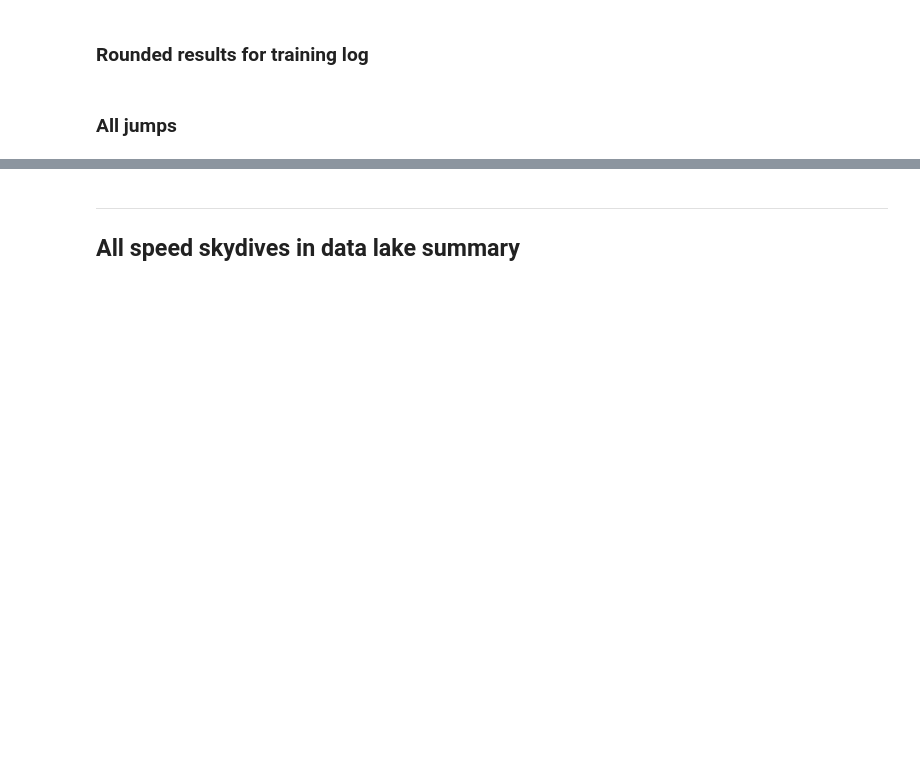
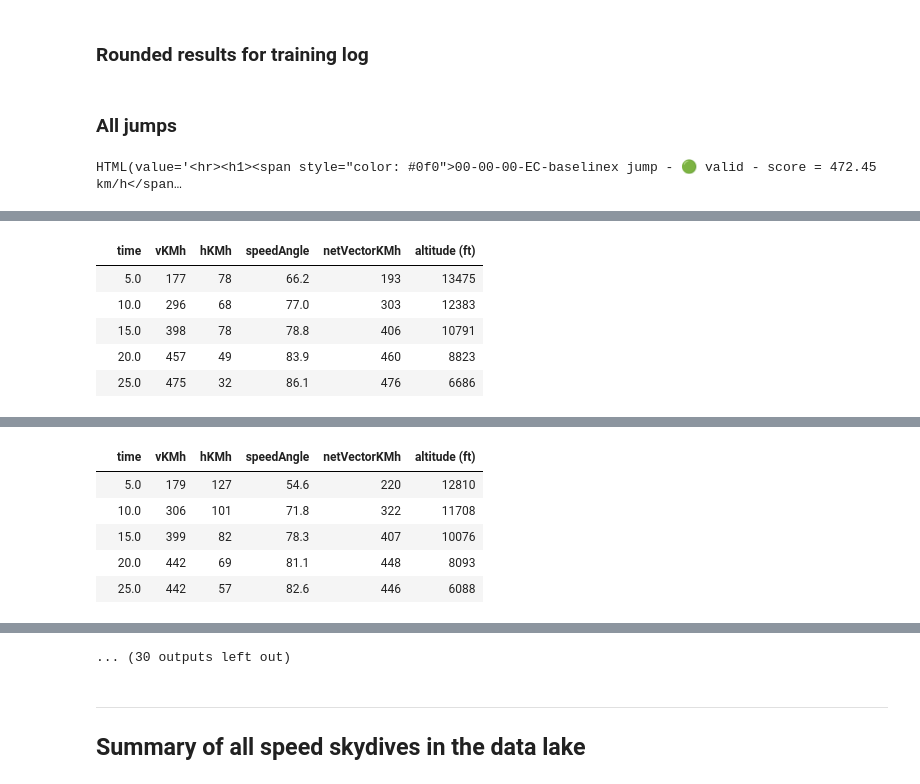
Before and after one commit to pr3d4t0r/SSScoring, a Jupyter notebook: proto-app-03-bulk-processor.ipynb, the cells around one changed output, grey strips where cells are left out. Saved outputs shown, nothing was run; the diff lists cells and outputs as text; code cells hidden in the pictures; blank space fills up the shorter version.

```diff
--- a/proto-app-03-bulk-processor.ipynb
+++ b/proto-app-03-bulk-processor.ipynb
@@ -108,13 +120,13 @@ for resultRef in sorted(jumpResults.keys()):
     mixColor = (mixColor+1)%len(SPEED_COLORS)
     if jumpResult.score > 0.0:
         display(widgets.HTML('<h3>Max speed = {0:,.0f}; '.format(maxSpeed)+('exit at %d m (%d ft), end scoring window at %d m (%d ft)'%(window.start, 3.2808*window.start, window.end, 3.2808*window.end))))
-        if not isValidMinimumAltitude(jumpResult.data.altitudeASL.max()):
+        if not isValidMinimumAltitude(jumpResult.data.altitudeAGL.max()):
             display(widgets.HTML('<span style="color: yellow"><span style="font-weight: bold">Warning:</span> exit altitude ASL was lower than the minimum scoring altitude according to IPC and USPA.'))
         display(widgets.HTML('</h3>'))
         # TODO: Move this to an in-notebook function or module.
         displayJumpDataIn(jumpResult.table)
         individualPlot = initializePlot(resultRef)
-        individualPlot = initializeExtraYRanges(individualPlot, startY = min(jumpResult.data.altitudeASLFt)-500.0, endY = max(jumpResult.data.altitudeASLFt)+500.0)
+        individualPlot = initializeExtraYRanges(individualPlot, startY = min(jumpResult.data.altitudeAGLFt)-500.0, endY = max(jumpResult.data.altitudeAGLFt)+500.0)
         graphAltitude(individualPlot, jumpResult)
         graphAngle(individualPlot, jumpResult)
         hoverValue = bm.HoverTool(tooltips = [ ('Y-val', '@y{0.00}'), ])
@@ -127,3 +139,5 @@ for resultRef in sorted(jumpResults.keys()):
                         lineColor = SPEED_COLORS[mixColor],
                         legend = '%s - %.2f' % (resultRef, jumpResult.score),
                         showIt = False)
+# %% [output]
+HTML(value='<hr><h1><span style="color: #0f0">00-00-00-EC-baselinex jump - 🟢 valid - score = 472.45 km/h</span…
@@ -129,0 +146,6 @@ for resultRef in sorted(jumpResults.keys()):
+|  | time | vKMh | hKMh | speedAngle | netVectorKMh | altitude (ft) |
+|  | 5.0 | 177 | 78 | 66.2 | 193 | 13475 |
+|  | 10.0 | 296 | 68 | 77.0 | 303 | 12383 |
+|  | 15.0 | 398 | 78 | 78.8 | 406 | 10791 |
+|  | 20.0 | 457 | 49 | 83.9 | 460 | 8823 |
+|  | 25.0 | 475 | 32 | 86.1 | 476 | 6686 |
@@ -129,0 +157,6 @@ for resultRef in sorted(jumpResults.keys()):
+|  | time | vKMh | hKMh | speedAngle | netVectorKMh | altitude (ft) |
+|  | 5.0 | 179 | 127 | 54.6 | 220 | 12810 |
+|  | 10.0 | 306 | 101 | 71.8 | 322 | 11708 |
+|  | 15.0 | 399 | 82 | 78.3 | 407 | 10076 |
+|  | 20.0 | 442 | 69 | 81.1 | 448 | 8093 |
+|  | 25.0 | 442 | 57 | 82.6 | 446 | 6088 |
@@ -130,6 +165,7 @@ for resultRef in sorted(jumpResults.keys()):
+... (30 outputs left out)
 # %% [markdown]
 ---
-## All speed skydives in data lake summary
+## Summary of all speed skydives in the data lake
 # %%
 display(roundedResults)
 display(sumResults)
```
Also changed, not shown: parts of 5 cells of this notebook.
